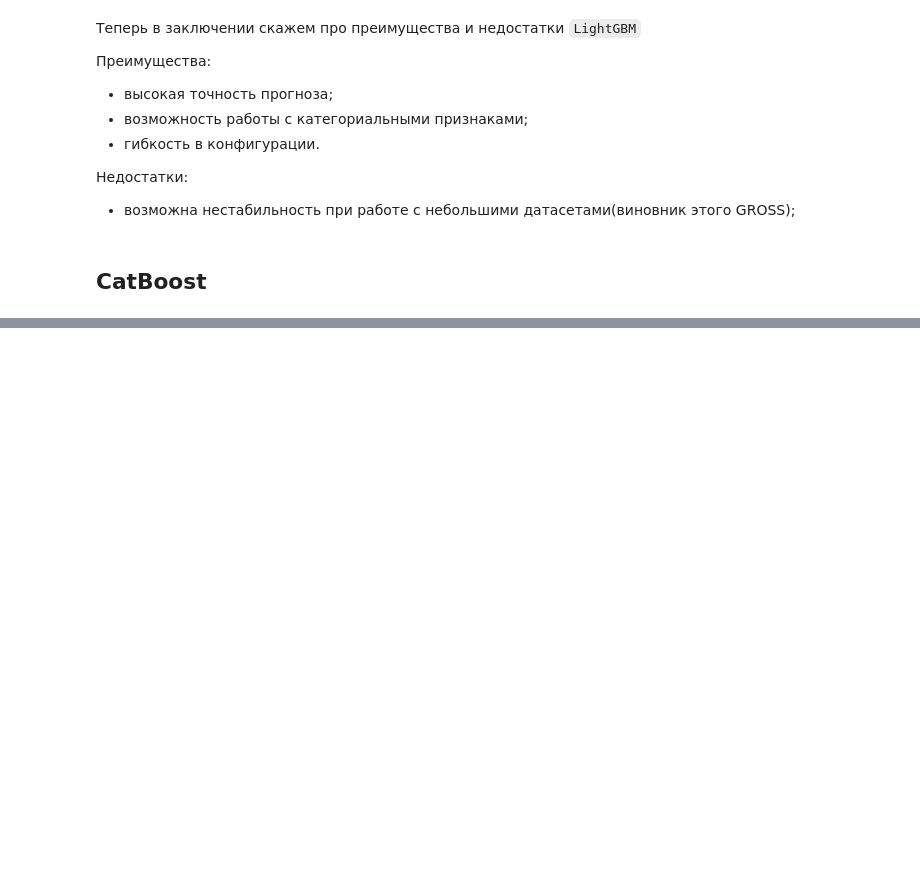
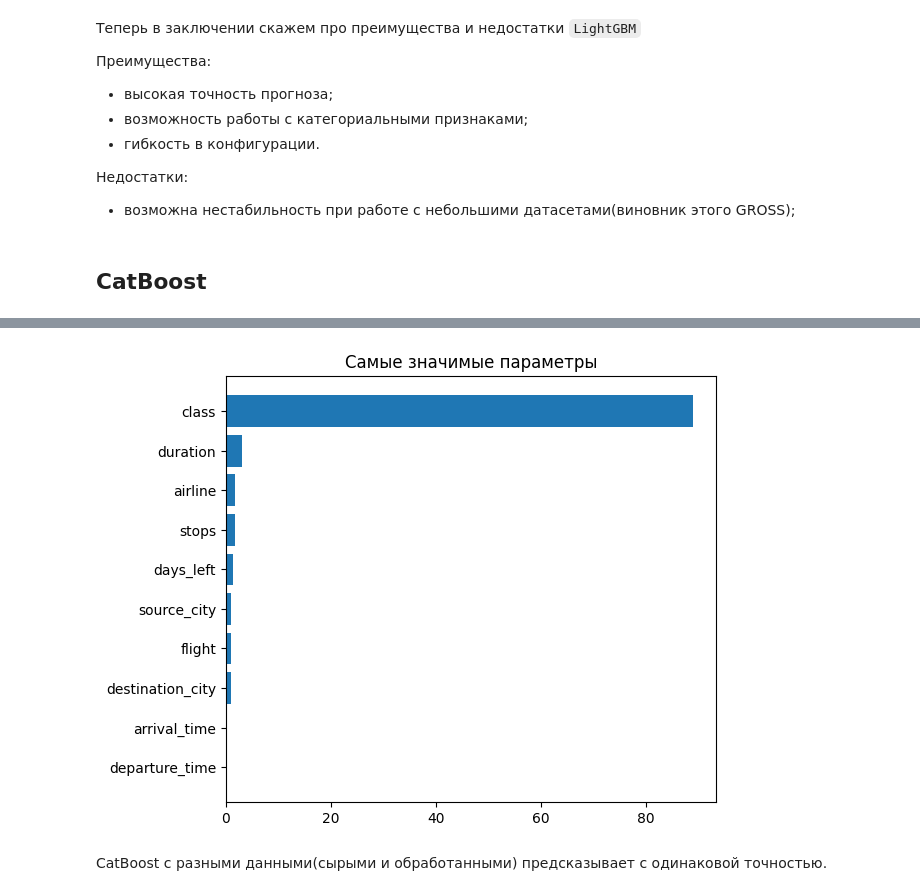
Before and after one commit to Sindereve/classic_ml_skills, a Jupyter notebook: task_reggression/02_models/3_gbm_models.ipynb, the cells around one changed output, grey strips where cells are left out. Drawn from its saved outputs; the diff is of its cells as text; code cells hidden in the pictures; blank space fills up the shorter version.

```diff
--- a/task_reggression/02_models/3_gbm_models.ipynb
+++ b/task_reggression/02_models/3_gbm_models.ipynb
@@ -212,0 +300,24 @@ plt.show()
+# %%
+import os
+from sklearn.model_selection import train_test_split
+
+# загрузка сырого датасета
+data_path = os.path.join('..', 'data', 'raw', 'Clean_Dataset.csv')
+df = pd.read_csv(data_path)
+df = df.drop(df.columns[0], axis=1)
+y = df['price']
+X = df.drop('price', axis=1)
+X_raw_train, X_raw_test, y_raw_train, y_raw_test = train_test_split(
+    X, y,
+    test_size=0.2,
+    random_state=42
+)
+# %%
+cat_features = list(X_raw_train.select_dtypes('object').columns)
+
+cbr_raw = CatBoostRegressor(
+    **params,
+    cat_features=cat_features
+)
+cbr_raw.fit(X_raw_train, y_raw_train)
+y_raw_pred = cbr_raw.predict(X_raw_test)
@@ -212,0 +351,20 @@ plt.show()
+# %%
+importance_df = pd.DataFrame(
+    data={
+            'features': cbr_raw.feature_names_,
+            'score': cbr_raw.feature_importances_
+        },
+).sort_values(by=['score'], axis=0, ascending=False, ignore_index=True)
+importance_df.head()
+
+plt.barh(
+    importance_df['features'].head(20)[::-1],
+    importance_df['score'].head(20)[::-1],
+)
+plt.tight_layout()
+plt.title('Самые значимые параметры')
+plt.show()
+# %% [output]
+[figure, added]
+# %% [markdown]
+CatBoost с разными данными(сырыми и обработанными) предсказывает с одинаковой точностью.
```
Also changed, not shown: parts of 15 cells of this notebook, 3 other files.
